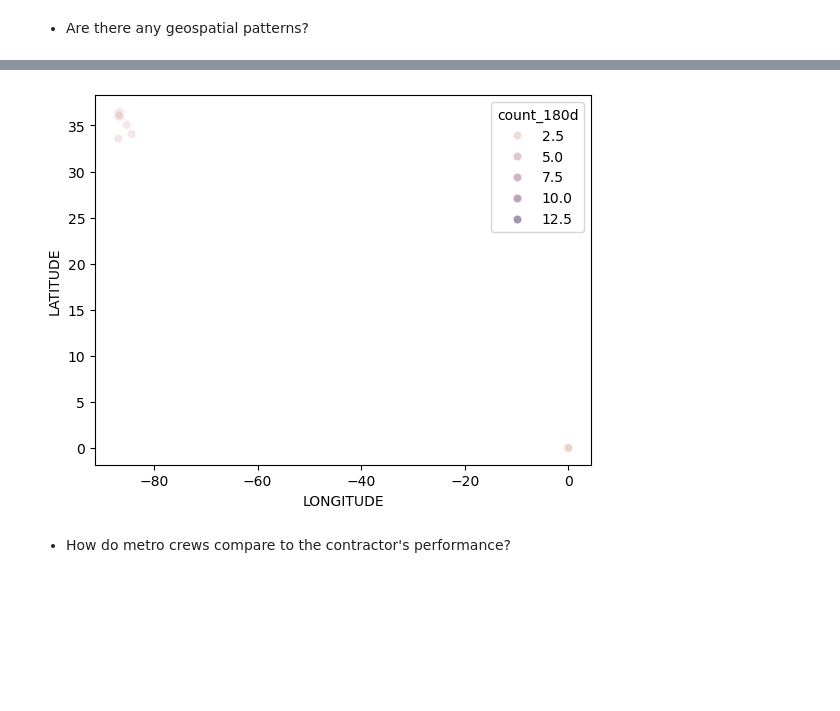
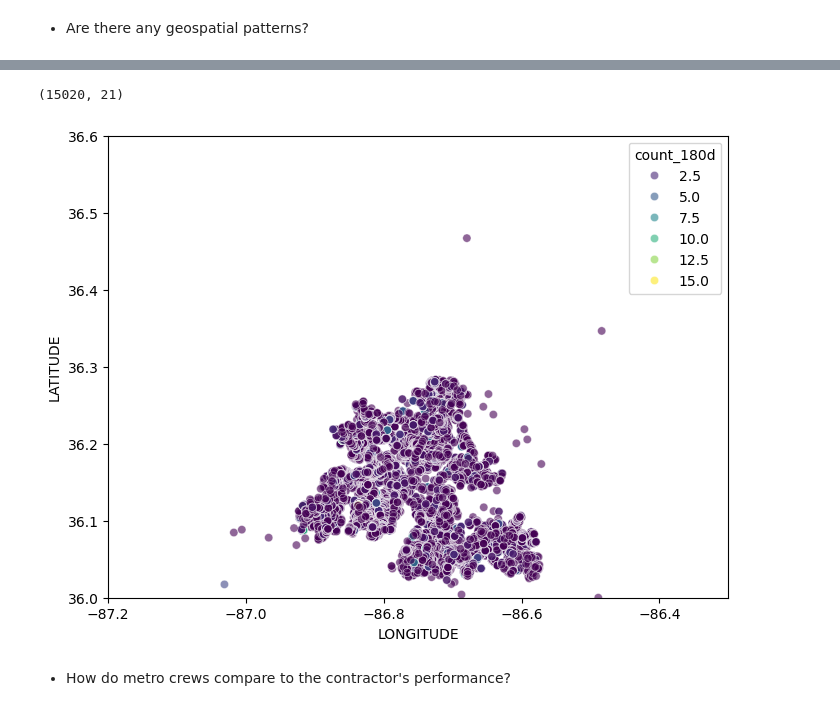
Before and after one commit to nss-data-science-cohort-9/trash-pickups-ADoddala, a Jupyter notebook: notebooks/trash_pickup_datetime_excercise.ipynb, the cells around one changed output, grey strips where cells are left out. Drawn from its saved outputs; the diff is of its cells as text; code cells hidden in the pictures; blank space fills up the shorter version.

```diff
--- a/notebooks/trash_pickup_datetime_excercise.ipynb
+++ b/notebooks/trash_pickup_datetime_excercise.ipynb
@@ -178,0 +200,7 @@ What is the total fine across all addresses? **Hint:** The rolling method can be
+# %%
+filter_trash_report['Incident Address'] = (
+     filter_trash_report['Incident Address']
+    .str.lower()
+    .str.strip()
+    .str.split(",", expand=True)[0]
+)
@@ -245,10 +280,3 @@ other_complaints['Request'].unique().tolist()
 ['Trash - Backdoor', 'Trash Collection Complaint', 'Damage to Property']
 # %% [markdown]
 * Are there any geospatial patterns?
-# %%
-metro_report['count_180d'] = (
-    metro_report.groupby('Incident Address')
-      .rolling('180D', on='Date Opened')['Incident Address']
-      .count()
-      .reset_index()
-)
@@ -257,7 +299,8 @@ KeyError: 'Column not found: Incident Address'
+# %%
+unique_fines = filtered_metro_fines.groupby(['Date Opened','Incident Address'],as_index=False)[['count_180d','fine']].max()
 # %%
-filtered_metro_fines = filtered_metro_fines.sort_values('Incident Address')
 #merge dataframes
-merged_report = metro_report.merge(filtered_metro_fines, how='inner',on = ['Date Opened','Incident Address'])
-merged_report.head(2)
+merged_report = metro_report.merge(unique_fines, how='left',on = ['Date Opened','Incident Address'])
+merged_report
 # %% [output]
 |  | Request Number | Date Opened | Request | Description | Incident Address | Zip Code | Trash Hauler | ... |
@@ -266,8 +335,15 @@ merged_report.head(2)
+# %%
+merged_report.shape
+# %% [output]
+(15020, 21)
 # %%
-merged_report= merged_report.dropna(subset=['LONGITUDE','LATITUDE'])
-sns.scatterplot(data=merged_report, x='LONGITUDE',y='LATITUDE', hue= 'count_180d' ,alpha=0.5);
+plt.figure(figsize=(8,6))
+sns.scatterplot(data=merged_report, x='LONGITUDE',y='LATITUDE', hue= 'count_180d' , palette='viridis',alpha=0.6)
+plt.xlim(-87.2,-86.3)
+plt.ylim(36.0,36.6)
+plt.show()
 # %% [output]
-[figure, old version]
+[figure, new version]
 # %% [markdown]
 * How do metro crews compare to the contractor's performance?
 # %%
```
Also changed, not shown: parts of 22 cells of this notebook.
